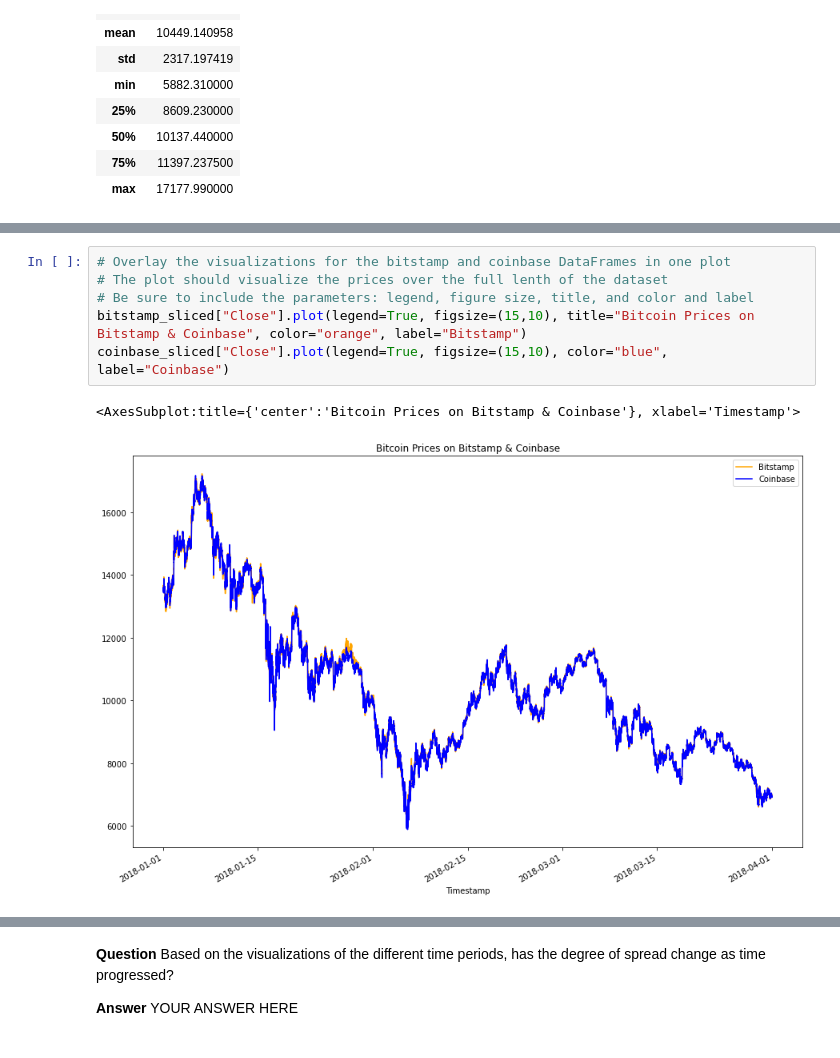
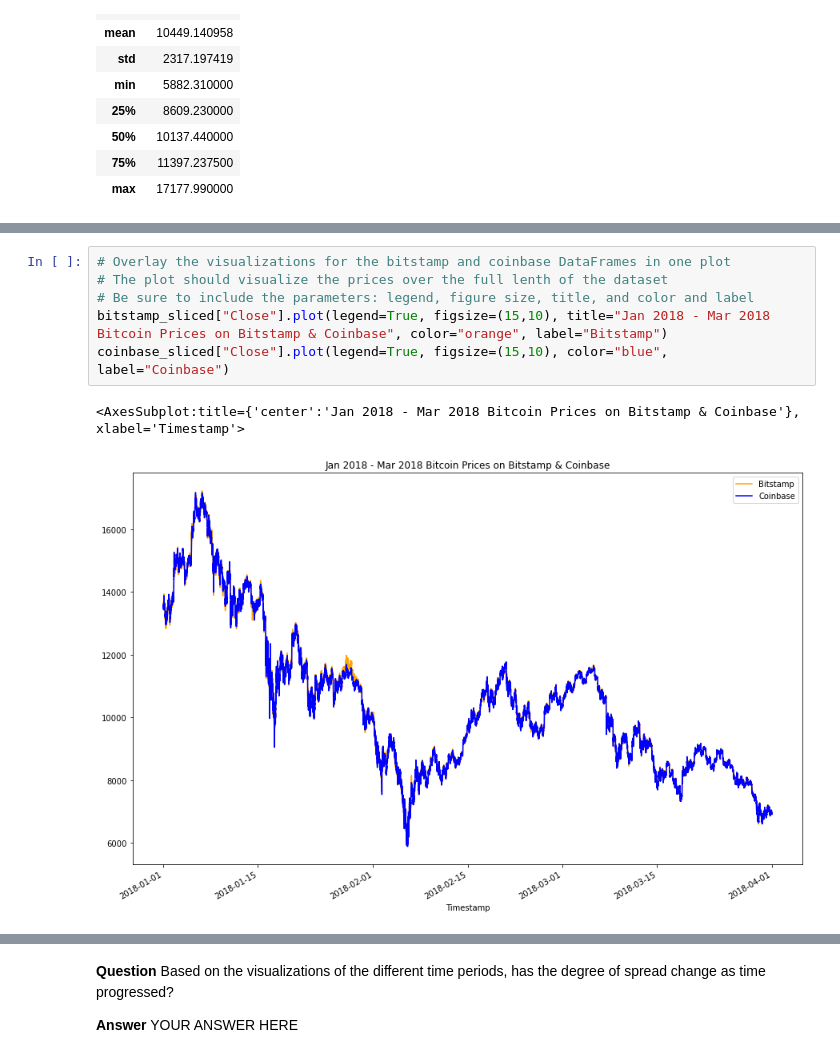
Before and after one commit to jimhitchcock/Crypto_Arbitrage, a Jupyter notebook: crypto_arbitrage.ipynb, the cells around one changed output, grey strips where cells are left out. Drawn from its saved outputs; the diff is of its cells as text.

```diff
--- a/crypto_arbitrage.ipynb
+++ b/crypto_arbitrage.ipynb
@@ -355,12 +342,12 @@ coinbase_sliced.plot(figsize=(10, 5), title="Coinbase Bitcoin Prices", color="bl
 # %%
 # Overlay the visualizations for the bitstamp and coinbase DataFrames in one plot
 # The plot should visualize the prices over the full lenth of the dataset
 # Be sure to include the parameters: legend, figure size, title, and color and label
-bitstamp_sliced["Close"].plot(legend=True, figsize=(15,10), title="Bitcoin Prices on Bitstamp & Coinbase", color="orange", label="Bitstamp")
+bitstamp_sliced["Close"].plot(legend=True, figsize=(15,10), title="Jan 2018 - Mar 2018 Bitcoin Prices on Bitstamp & Coinbase", color="orange", label="Bitstamp")
 coinbase_sliced["Close"].plot(legend=True, figsize=(15,10), color="blue", label="Coinbase")
 # %% [output]
-<AxesSubplot:title={'center':'Bitcoin Prices on Bitstamp & Coinbase'}, xlabel='Timestamp'>
+<AxesSubplot:title={'center':'Jan 2018 - Mar 2018 Bitcoin Prices on Bitstamp & Coinbase'}, xlabel='Timestamp'>
-[figure, old version]
+[figure, new version]
 # %%
 # Using the loc and plot functions, create an overlay plot that visualizes
 # the price action of both DataFrames for a one month period early in the dataset
```
Also changed, not shown: parts of 25 cells of this notebook.
